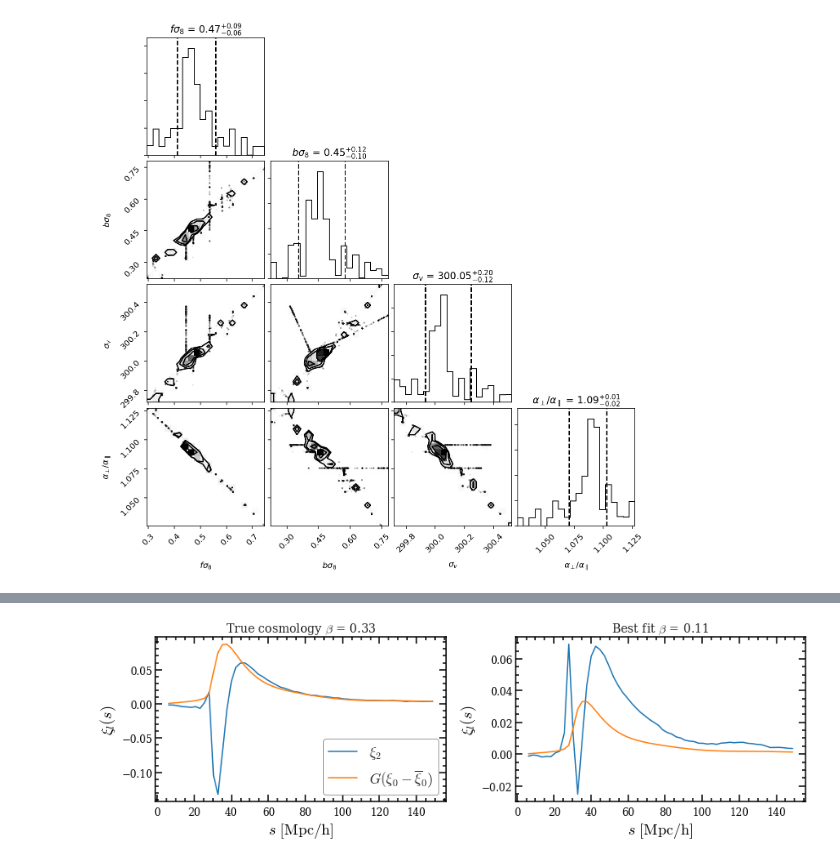
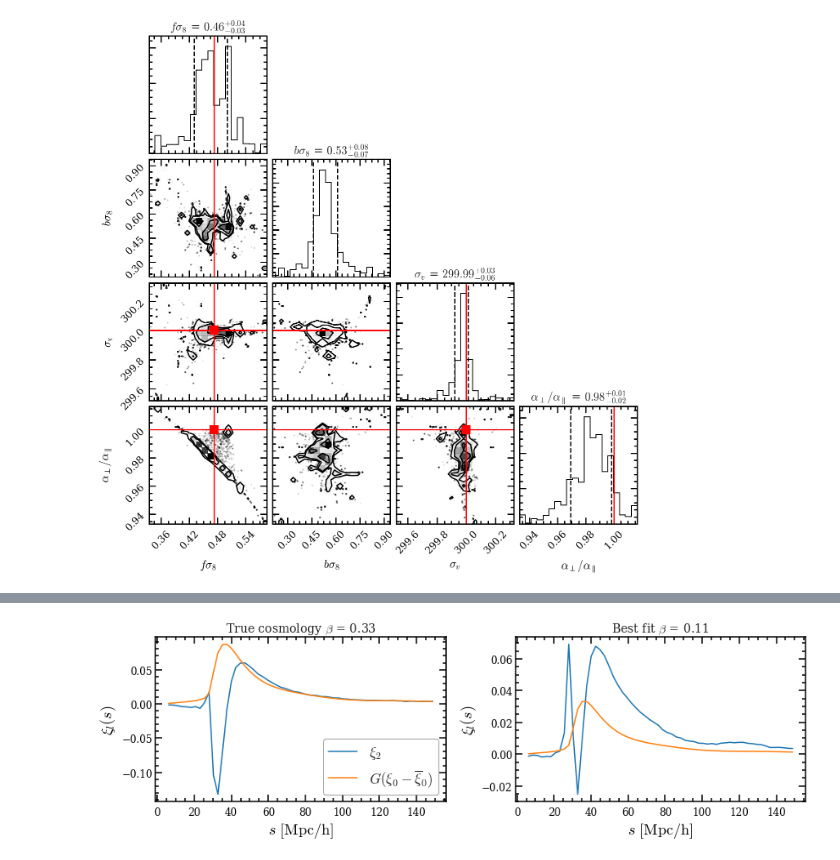
Before and after one commit to epaillas/old_VoidFinder, a Jupyter notebook: plot_mcmc.ipynb, the cells around one changed output, grey strips where cells are left out. Drawn from its saved outputs; the diff is of its cells as text; code cells hidden in the pictures.

```diff
--- a/plot_mcmc.ipynb
+++ b/plot_mcmc.ipynb
@@ -53,0 +25,34 @@ plt.show()
+# %%
+%matplotlib inline
+plt.style.use('enrique')
+
+s = model.s_for_xi
+mu = model.mu_for_xi
+true_sigma_v = 300
+alpha = 1.0
+true_epsilon = 1.0
+true_alpha_para = alpha * epsilon ** (-2/3)
+true_alpha_perp = epsilon * alpha_para
+true_fs8 = model.f * model.s8norm
+true_bs8 = model.b * model.s8norm
+
+xi0_model, xibar_model, xi2_model = model.theory_multipoles(true_fs8, true_bs8, true_sigma_v,
+                                                            true_alpha_perp, true_alpha_para, s, mu)
+
+xi0_obs = model.xi0_s
+xi2_obs = model.xi2_s
+
+fig, ax = plt.subplots(1, figsize=(7,4))
+ax.plot(s, xi2_model, ls='-', label='model')
+ax.plot(s, xi2_obs, ls='-', label='obs')
+ax.legend()
+plt.show()
+
+fig, ax = plt.subplots(1, figsize=(7,4))
+ax.plot(s, xi0_model, ls='-', label='model')
+ax.plot(s, xi0_obs, ls='-', label='obs')
+ax.legend()
+plt.show()
+
+print('true_fs8: {}'.format(true_fs8))
+print('true_bs8: {}'.format(true_bs8))
@@ -85,18 +95,20 @@ best_fs8: 0.47053400216182945
 # %%
 %config InlineBackend.figure_format='retina'
 %matplotlib inline
 
 # Corner
-flat_samples = reader.get_chain(discard=100, thin=15, flat=True)
+flat_samples = reader.get_chain(flat=True)
 fig = corner.corner(flat_samples, labels=[r"$f \sigma_8$", r"$b \sigma_8$", r"$\sigma_v$",
                     r"$\alpha_{\perp} / \alpha_{\parallel}$"],
-                    show_titles=True, quantiles=[0.16, 0.84])
+                    show_titles=True, quantiles=[0.16, 0.84], truths=[true_fs8, true_bs8,
+                                                                     true_sigma_v, true_epsilon],
+                   truth_color='r')
 #fout = '/Volumes/BlackIce/eboss/' + CaiModel.handle_obs.split('/')[-1] + '_emceeCorner.png'
 #print('Saving corner: ' + fout)
 #plt.savefig(fout)
 plt.show()
 # %% [output]
-[figure, old version]
+[figure, new version]
 # %%
 ndim=4
 fig, axes = plt.subplots(ndim, figsize=(10, 7), sharex=True)
```
Also changed, not shown: parts of 5 cells of this notebook, 1 other file.
